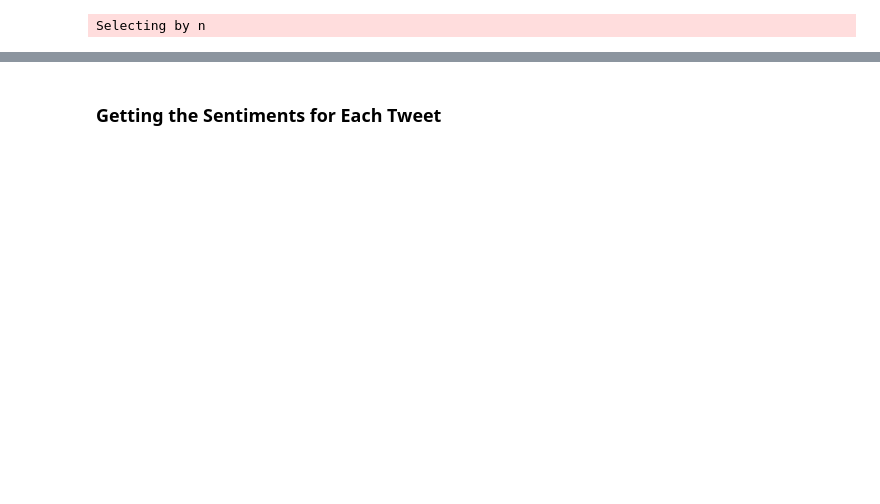
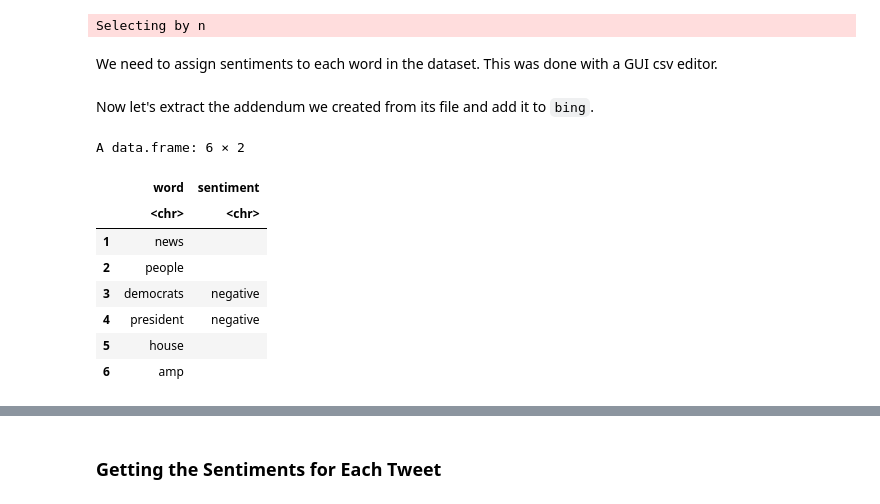
Before and after one commit to Wizardess/tweets-SA, a Jupyter notebook: Presentation/Presentation.ipynb, the cells around one changed output, grey strips where cells are left out. Saved outputs shown, nothing was run; the diff lists cells and outputs as text; code cells hidden in the pictures; blank space fills up the shorter version.

```diff
--- a/Presentation/Presentation.ipynb
+++ b/Presentation/Presentation.ipynb
@@ -190,3 +175,26 @@ top100 <- top_n(wordsByFreq,100)
 write.csv(top100,'top100.csv')
 # %% [output]
 Selecting by n
+# %% [markdown]
+We need to assign sentiments to each word in the dataset. This was done with a GUI csv editor.
+# %% [markdown]
+Now let's extract the addendum we created from its file and add it to `bing`.
+# %%
+# Extract table from file
+tildaBing <- read.csv('top100wSentiments.csv',stringsAsFactors=FALSE)
+
+# Isolate only words and sentiments - this file still contains frequency
+# and also contains comments on why certain words are positive vs negative
+# vs neutral.
+tildaBing <- select(tildaBing, 'word', 'sentiment')
+head(tildaBing)
+# %% [output]
+A data.frame: 6 × 2
+|  | word | sentiment |
+|  | <chr> | <chr> |
+| 1 | news |  |
+| 2 | people |  |
+| 3 | democrats | negative |
+| 4 | president | negative |
+| 5 | house |  |
+| 6 | amp |  |
```
Also changed, not shown: parts of 30 cells of this notebook, 8 other files.
